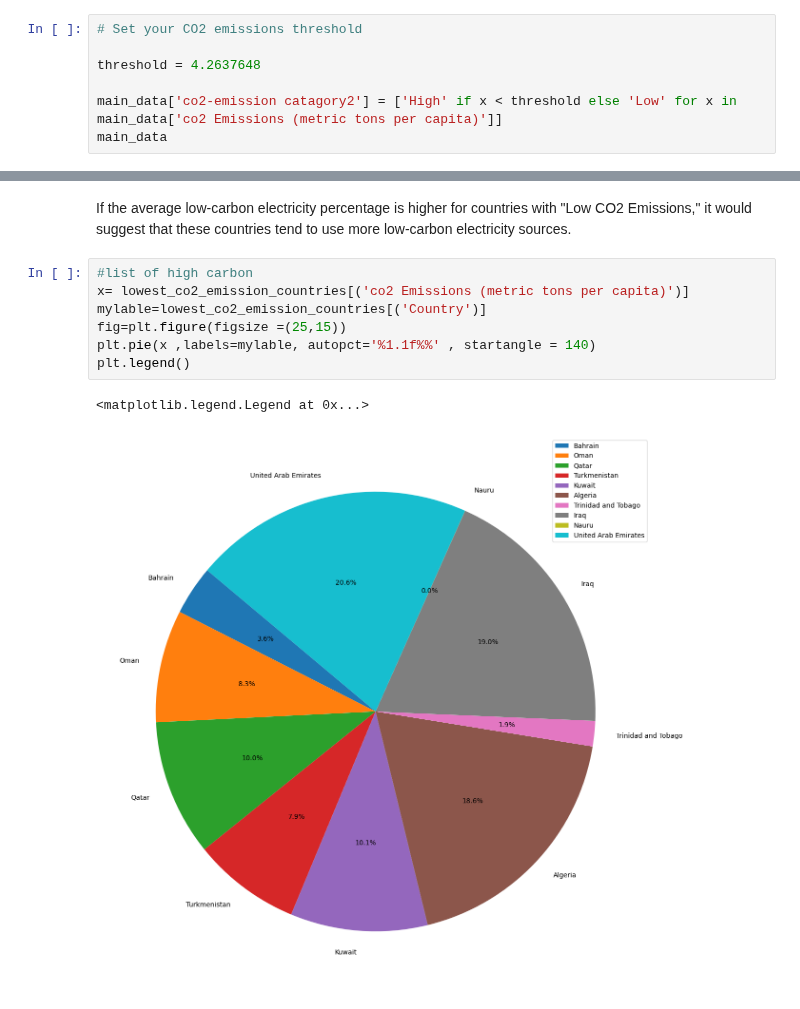
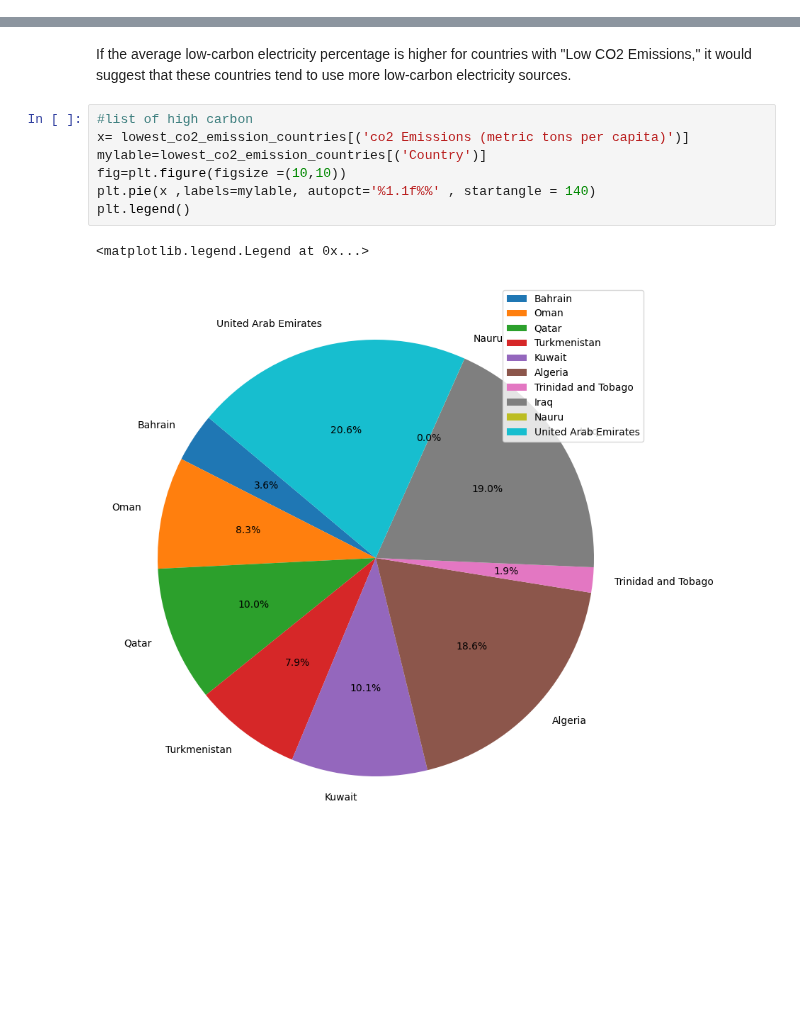
Before and after one commit to yosieph/Project1, a Jupyter notebook: project1.ipynb, the cells around one changed output, grey strips where cells are left out. Drawn from its saved outputs; the diff is of its cells as text; blank space fills up the shorter version.

```diff
--- a/project1.ipynb
+++ b/project1.ipynb
@@ -785,7 +711,0 @@ plt.show()
-# %%
-# Set your CO2 emissions threshold
-
-threshold = 4.2637648
-
-main_data['co2-emission catagory2'] = ['High' if x < threshold else 'Low' for x in main_data['co2 Emissions (metric tons per capita)']]
-main_data
@@ -899,13 +797,13 @@ If the average low-carbon electricity percentage is higher for countries with "L
 # %%
 #list of high carbon
 x= lowest_co2_emission_countries[('co2 Emissions (metric tons per capita)')]
 mylable=lowest_co2_emission_countries[('Country')]
-fig=plt.figure(figsize =(25,15))
+fig=plt.figure(figsize =(10,10))
 plt.pie(x ,labels=mylable, autopct='%1.1f%%' , startangle = 140)
 plt.legend()
 # %% [output]
 <matplotlib.legend.Legend at 0x...>
-[figure, old version]
+[figure, new version]
 # %%
 x= lowest_co2_emission_countries[('Renewable energy share in the total final energy consumption (%)')]
 mylable=lowest_co2_emission_countries[('Country')]
```
Also changed, not shown: parts of 9 cells of this notebook, 1 other file.
